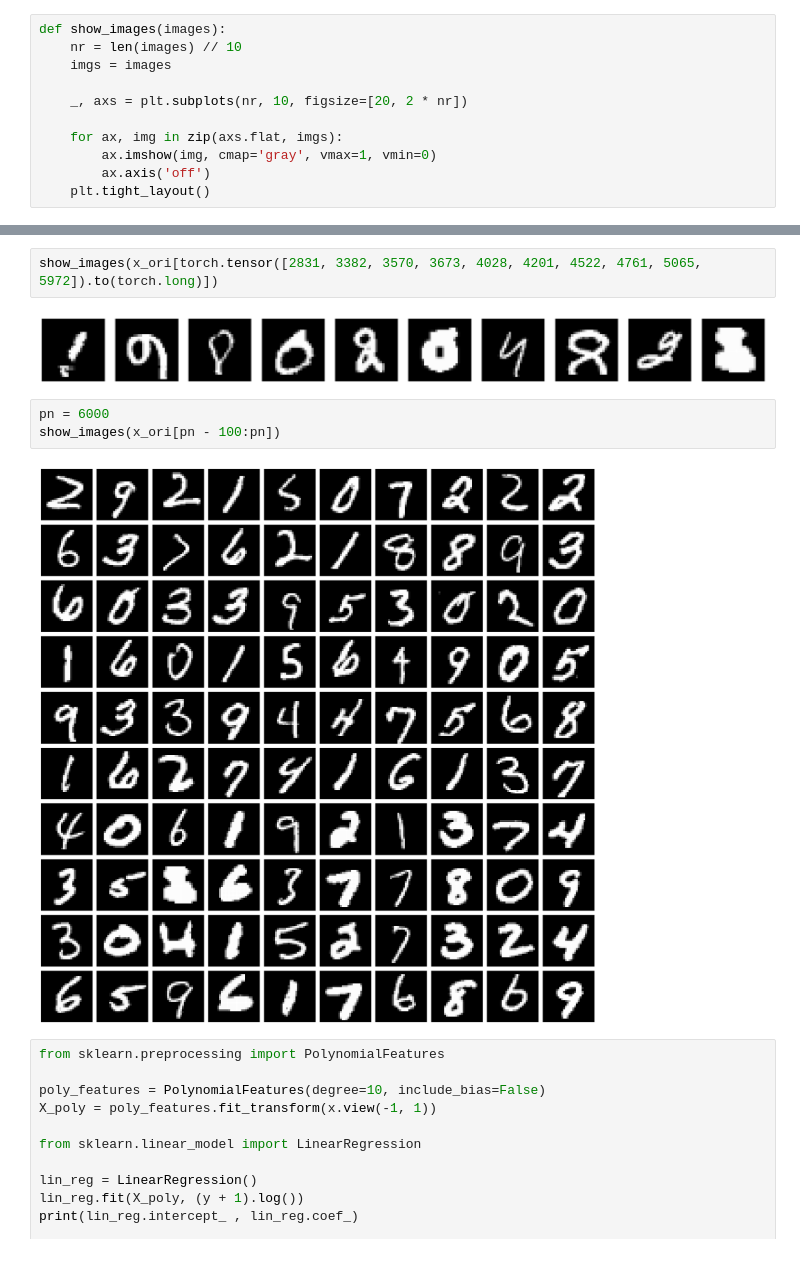
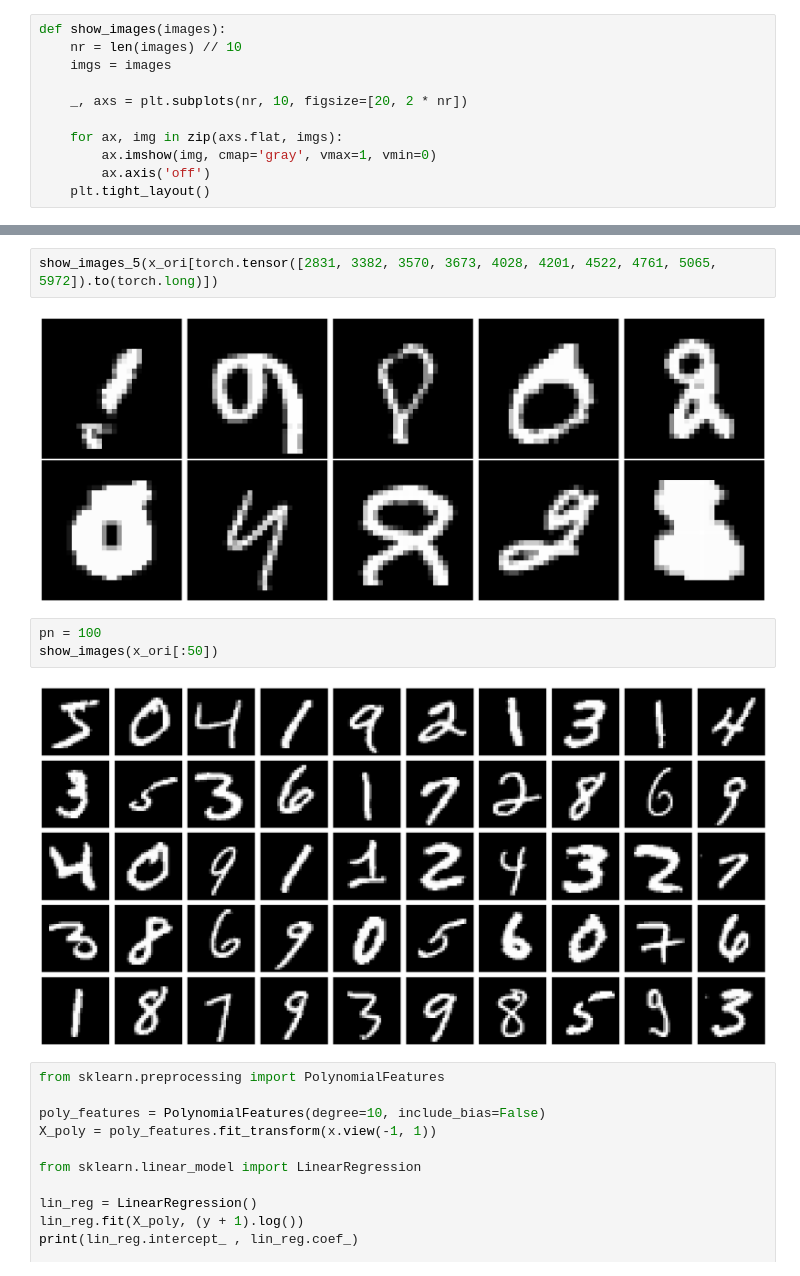
Before and after one commit to secondvoca/sdc_ae_23, a Jupyter notebook: test.ipynb, the cells around one changed output, grey strips where cells are left out. Drawn from its saved outputs; the diff is of its cells as text.

```diff
--- a/test.ipynb
+++ b/test.ipynb
@@ -31,12 +42,12 @@ show_images(x_ori[torch.tensor([67, 140, 500, 1400, 1509, 1618, 1677, 1875, 2296
 # %%
-show_images(x_ori[torch.tensor([2831, 3382, 3570, 3673, 4028, 4201, 4522, 4761, 5065, 5972]).to(torch.long)])
+show_images_5(x_ori[torch.tensor([2831, 3382, 3570, 3673, 4028, 4201, 4522, 4761, 5065, 5972]).to(torch.long)])
 # %% [output]
-[figure, old version]
+[figure, new version]
 # %%
-pn = 6000
-show_images(x_ori[pn - 100:pn])
+pn = 100
+show_images(x_ori[:50])
 # %% [output]
-[figure, old version]
+[figure, new version]
 # %%
 from sklearn.preprocessing import PolynomialFeatures
 
```
Also changed, not shown: parts of 2 cells of this notebook, 2 other files.
